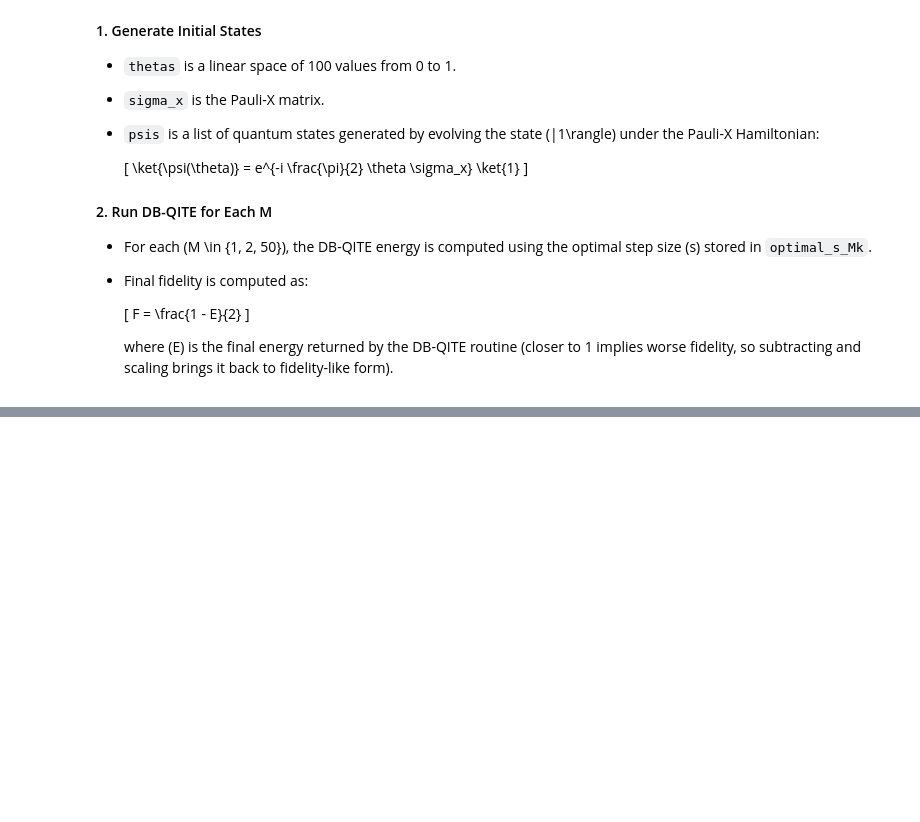
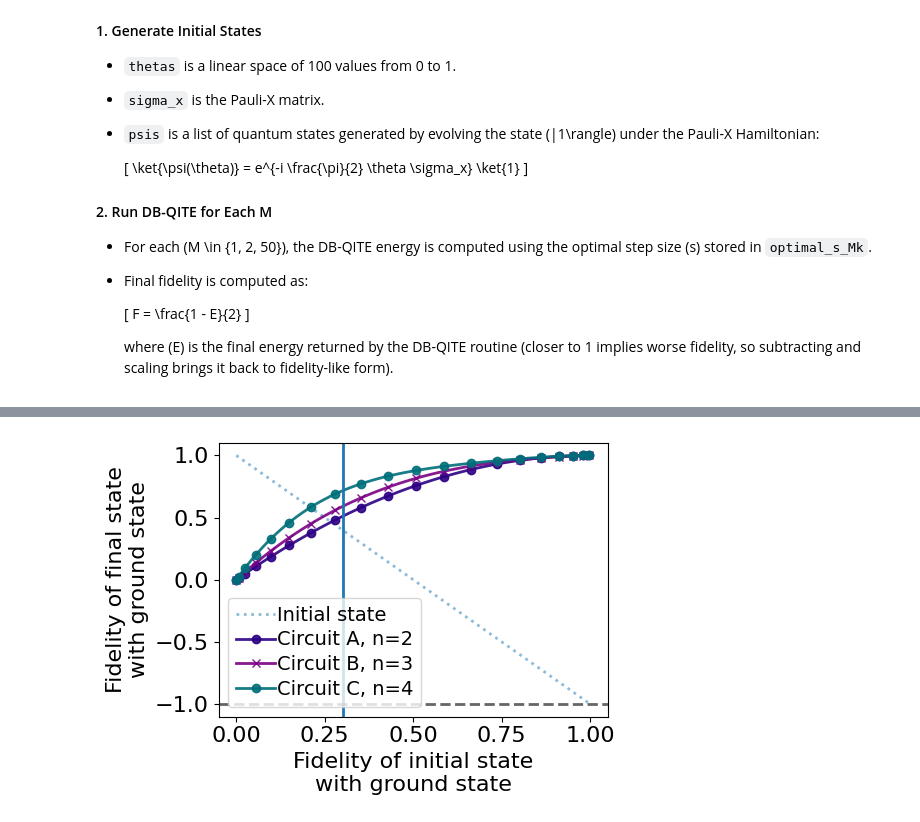
Before and after one commit to khanhuyengiang/dbac, a Jupyter notebook: jupyter_notebooks/qite_dme_notebook_k1_k2_energy.ipynb, the cells around one changed output, grey strips where cells are left out. Saved outputs shown, nothing was run; the diff lists cells and outputs as text; code cells hidden in the pictures; blank space fills up the shorter version.

```diff
--- a/jupyter_notebooks/qite_dme_notebook_k1_k2_energy.ipynb
+++ b/jupyter_notebooks/qite_dme_notebook_k1_k2_energy.ipynb
@@ -27,8 +27,8 @@ plt.rcParams.update({
     'legend.labelspacing': .3,
     'legend.columnspacing': .3,
     'legend.handletextpad': .1,
-    'text.usetex': True,
-    'font.family': "serif",
+    # 'text.usetex': True,
+    # 'font.family': "serif",
     'font.serif': "cm",
     'figure.figsize': [5, 3.5],
     'figure.autolayout': True
@@ -78,3 +76,75 @@ This section shows **DB-QITE** results for different initial states, parameteriz
   \]
 
   where \(E\) is the final energy returned by the DB-QITE routine (closer to 1 implies worse fidelity, so subtracting and scaling brings it back to fidelity-like form).
+# %%
+import numpy as np
+import matplotlib.pyplot as plt
+from scipy.linalg import expm
+
+# Setup
+sigma_x = np.array([[0, 1], [1, 0]])
+thetas = np.linspace(0, 1, 100)
+psis = np.array([expm(-1j * np.pi/2 * sigma_x * t) @ [[0], [1]] for t in thetas])
+state_0 = np.array([1, 0], dtype=complex)
+target_fidelity = -1
+
+# Helper: Fidelity w.r.t. |0⟩
+def fidelity_with_0(state):
+    ρ = state @ state.T.conj() if state.ndim == 2 else state
+    return np.real(state_0.conj().T @ ρ @ state_0)
+
+# Initial state fidelities and GCI energy
+fidelities_original = [fidelity_with_0(psi) for psi in psis]
+res_init = [GCI(initial_psi, psi, 1, np.linspace(0.01, 1, 2)).execute_gci()[0][-1] for psi in psis]
+
+
+# DB-QITE results
+def run_dbqite(label_map, k, psis):
+    results = {}
+    for M, label in label_map.items():
+        s_vals = optimal_s_Mk[M-1][:k]
+        energies = [GCI(QITE_dme_select_M(M), psi, None, s_vals).execute_gci()[0][-1] for psi in psis]
+        results[label] = [(1 - E) / 2 for E in energies]
+    return results
+
+
+dict_fid_RGCI_1 = run_dbqite({1: 'Circuit A, n=2', 2: 'Circuit B, n=3'}, k=1, psis=psis)
+dict_fid_RGCI_2 = run_dbqite({1: 'Circuit C, n=4'}, k=2, psis=psis)
+
+# Plot
+fig, ax = plt.subplots(figsize=(5.5, 4))
+ax.plot(fidelities_original, res_init, label="Initial state", alpha=0.5, linestyle=':')
+
+color = ['#2c0084', '#7a0085', '#006f7a', 'C0']
+markers = ['o', 'x', '^']
+
+for i, (label, energies) in enumerate(dict_fid_RGCI_1.items()):
+    ax.plot(fidelities_original, energies, label=label, color=color[i],
+            marker=markers[i], markevery=5, markersize=6, alpha=0.9)
+
+for i, (label, energies) in enumerate(dict_fid_RGCI_2.items()):
+    ax.plot(fidelities_original, energies, label=label, color=color[i+2],
+            marker=markers[i], markevery=5, markersize=6, alpha=0.9)
+
+ax.axvline(0.3)
+
+
+# Annotations
+ax.axhline(y=target_fidelity, color='k', alpha=0.6, linestyle='--')
+ax.set_xlabel('Fidelity of initial state\nwith ground state')
+ax.set_ylabel('Fidelity of final state\nwith ground state')
+ax.legend()
+
+ax.annotate(r'$|1\rangle\langle 1|$',
+            xy=(fidelities_original[0], res_init[0] + 1),
+            xytext=(fidelities_original[0] + 0.15, res_init[0] + 0.9),
+            arrowprops=dict(arrowstyle='->', lw=1.5))
+
+ax.annotate(r'$|0\rangle\langle 0|$',
+            xy=(fidelities_original[-1], res_init[-1] - 2),
+            xytext=(fidelities_original[-1] - 0.1, res_init[-1] - 1.5),
+            arrowprops=dict(arrowstyle='->', lw=1.5))
+
+plt.tight_layout()
+plt.savefig(f'plots/energy_QITE_DME_k_2_M_fidelity_final_vs_original.pdf')
+# %% [output]
@@ -81,3 +168,4 @@ This section shows **DB-QITE** results for different initial states, parameteriz
+[figure, added]
 # %%
 import numpy as np
 import matplotlib.pyplot as plt
```
Also changed, not shown: parts of 7 cells of this notebook, 21 other files.
